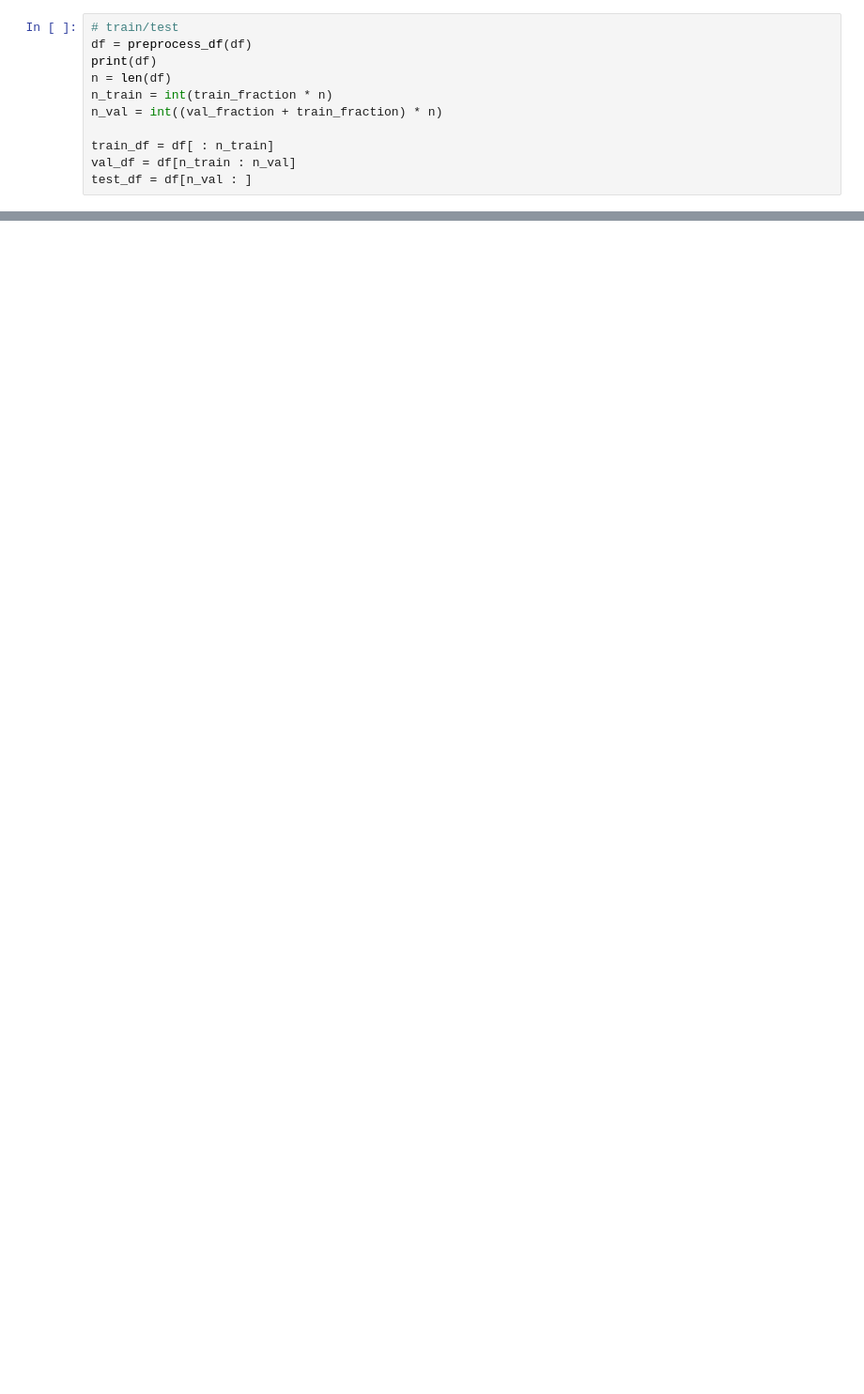
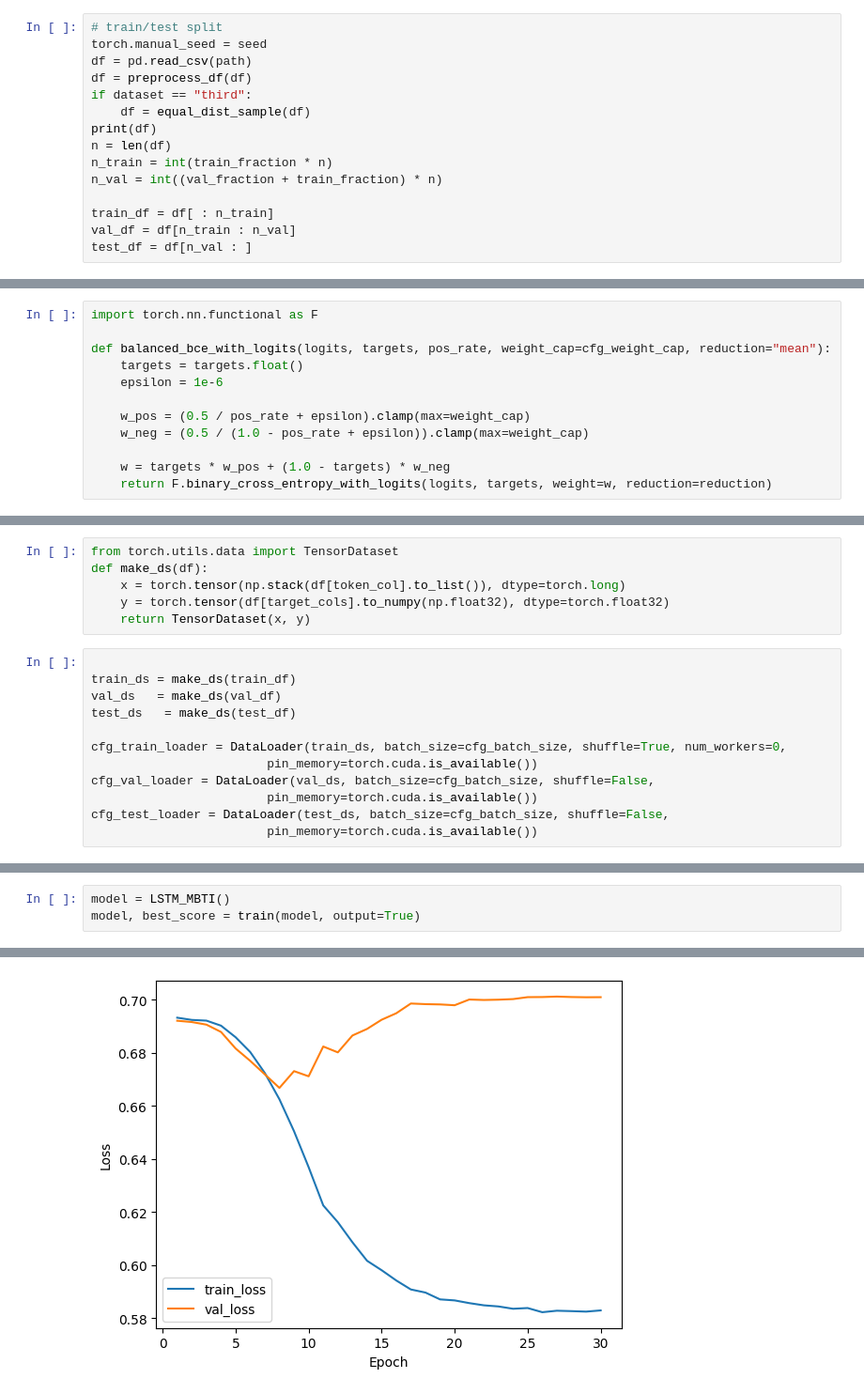
Before and after one commit to JeldrikH/ML-Project, a Jupyter notebook: training.ipynb, the cells around one changed output, grey strips where cells are left out. Shown at 94% size. Cells and saved outputs as stored; diff of their text form; blank space fills up the shorter version.

Commit message:
trained on second dataset and tuned parameters

```diff
--- a/training.ipynb
+++ b/training.ipynb
@@ -38,6 +116,10 @@ def preprocess_df(df):
 # %%
-# train/test
+# train/test split
+torch.manual_seed = seed
+df = pd.read_csv(path)
 df = preprocess_df(df)
+if dataset == "third":
+    df = equal_dist_sample(df)
 print(df)
 n = len(df)
 n_train = int(train_fraction * n)
@@ -103,0 +227,12 @@ saved in: C:\Users\jeldr\ML-Project\second_dataset\tokenizer.json
+# %%
+import torch.nn.functional as F
+
+def balanced_bce_with_logits(logits, targets, pos_rate, weight_cap=cfg_weight_cap, reduction="mean"):
+    targets = targets.float()
+    epsilon = 1e-6
+
+    w_pos = (0.5 / pos_rate + epsilon).clamp(max=weight_cap)
+    w_neg = (0.5 / (1.0 - pos_rate + epsilon)).clamp(max=weight_cap)
+
+    w = targets * w_pos + (1.0 - targets) * w_neg
+    return F.binary_cross_entropy_with_logits(logits, targets, weight=w, reduction=reduction)
@@ -103,0 +275,18 @@ saved in: C:\Users\jeldr\ML-Project\second_dataset\tokenizer.json
+# %%
+from torch.utils.data import TensorDataset
+def make_ds(df):
+    x = torch.tensor(np.stack(df[token_col].to_list()), dtype=torch.long)
+    y = torch.tensor(df[target_cols].to_numpy(np.float32), dtype=torch.float32)
+    return TensorDataset(x, y)
+# %%
+
+train_ds = make_ds(train_df)
+val_ds   = make_ds(val_df)
+test_ds   = make_ds(test_df)
+
+cfg_train_loader = DataLoader(train_ds, batch_size=cfg_batch_size, shuffle=True, num_workers=0,
+                        pin_memory=torch.cuda.is_available())
+cfg_val_loader = DataLoader(val_ds, batch_size=cfg_batch_size, shuffle=False,
+                        pin_memory=torch.cuda.is_available())
+cfg_test_loader = DataLoader(test_ds, batch_size=cfg_batch_size, shuffle=False,
+                        pin_memory=torch.cuda.is_available())
@@ -103,0 +803,4 @@ saved in: C:\Users\jeldr\ML-Project\second_dataset\tokenizer.json
+# %%
+model = LSTM_MBTI()
+model, best_score = train(model, output=True)
+# %% [output]
@@ -103,0 +809 @@ saved in: C:\Users\jeldr\ML-Project\second_dataset\tokenizer.json
+[figure, added]
```
Also changed, not shown: parts of 31 cells of this notebook, 4 other files.
